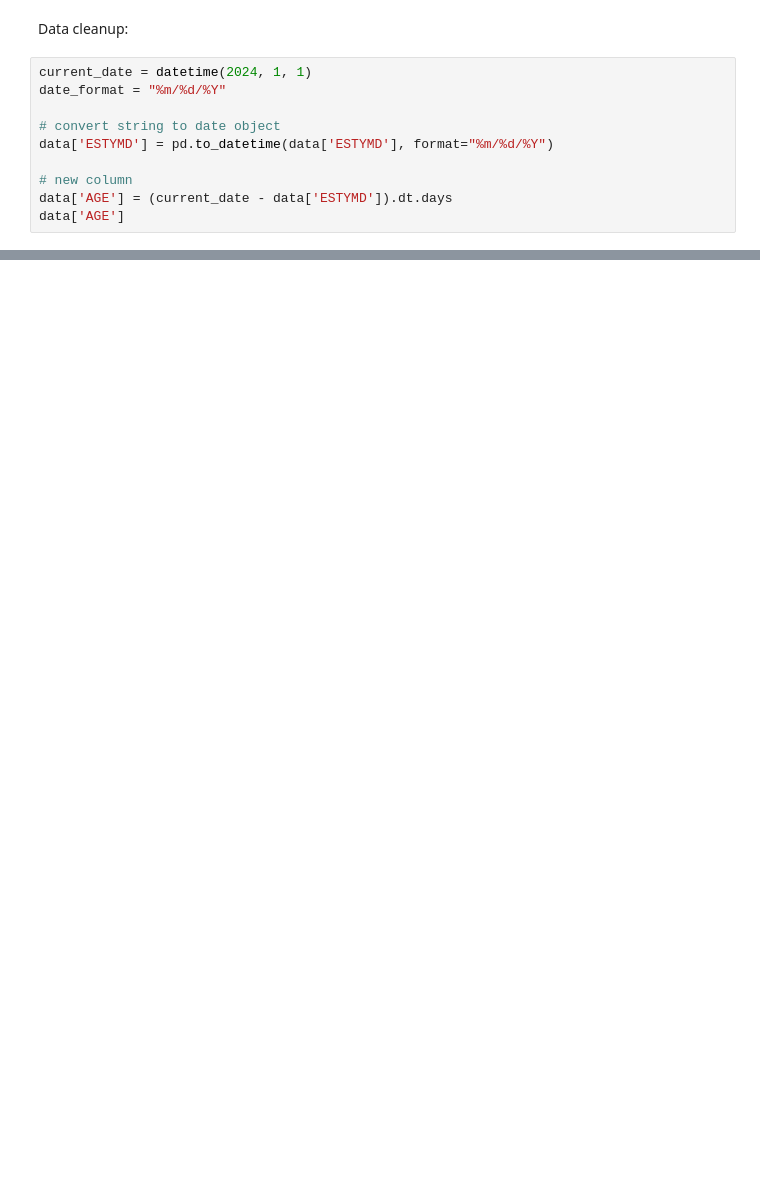
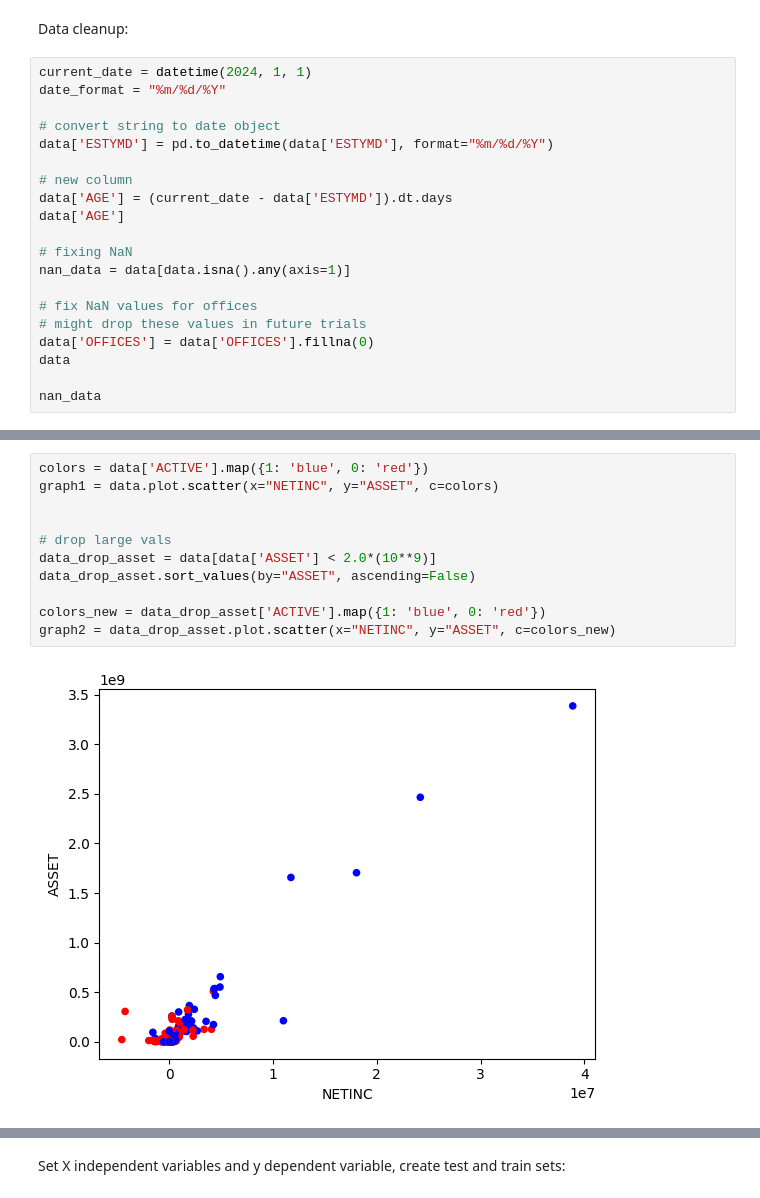
Before and after one commit to layadang/cs-365-bank-failures, a Jupyter notebook: main.ipynb, the cells around one changed output, grey strips where cells are left out. Drawn from its saved outputs; the diff is of its cells as text; blank space fills up the shorter version.

Commit message:
more cleaning and also created test train split

```diff
--- a/main.ipynb
+++ b/main.ipynb
@@ -80,6 +77,16 @@ data['ESTYMD'] = pd.to_datetime(data['ESTYMD'], format="%m/%d/%Y")
 # new column
 data['AGE'] = (current_date - data['ESTYMD']).dt.days
 data['AGE']
+
+# fixing NaN
+nan_data = data[data.isna().any(axis=1)]
+
+# fix NaN values for offices
+# might drop these values in future trials
+data['OFFICES'] = data['OFFICES'].fillna(0)
+data
+
+nan_data
 # %% [output]
 A value is trying to be set on a copy of a slice from a DataFrame.
 Try using .loc[row_indexer,col_indexer] = value instead
@@ -105,0 +119,13 @@ Name: AGE, Length: 27825, dtype: int64
+# %%
+colors = data['ACTIVE'].map({1: 'blue', 0: 'red'})
+graph1 = data.plot.scatter(x="NETINC", y="ASSET", c=colors)
+
+
+# drop large vals
+data_drop_asset = data[data['ASSET'] < 2.0*(10**9)]
+data_drop_asset.sort_values(by="ASSET", ascending=False)
+
+colors_new = data_drop_asset['ACTIVE'].map({1: 'blue', 0: 'red'})
+graph2 = data_drop_asset.plot.scatter(x="NETINC", y="ASSET", c=colors_new)
+# %% [output]
+[figure, added]
@@ -105,0 +133,2 @@ Name: AGE, Length: 27825, dtype: int64
+# %% [markdown]
+Set X independent variables and y dependent variable, create test and train sets:
```
Also changed, not shown: parts of 8 cells of this notebook.
